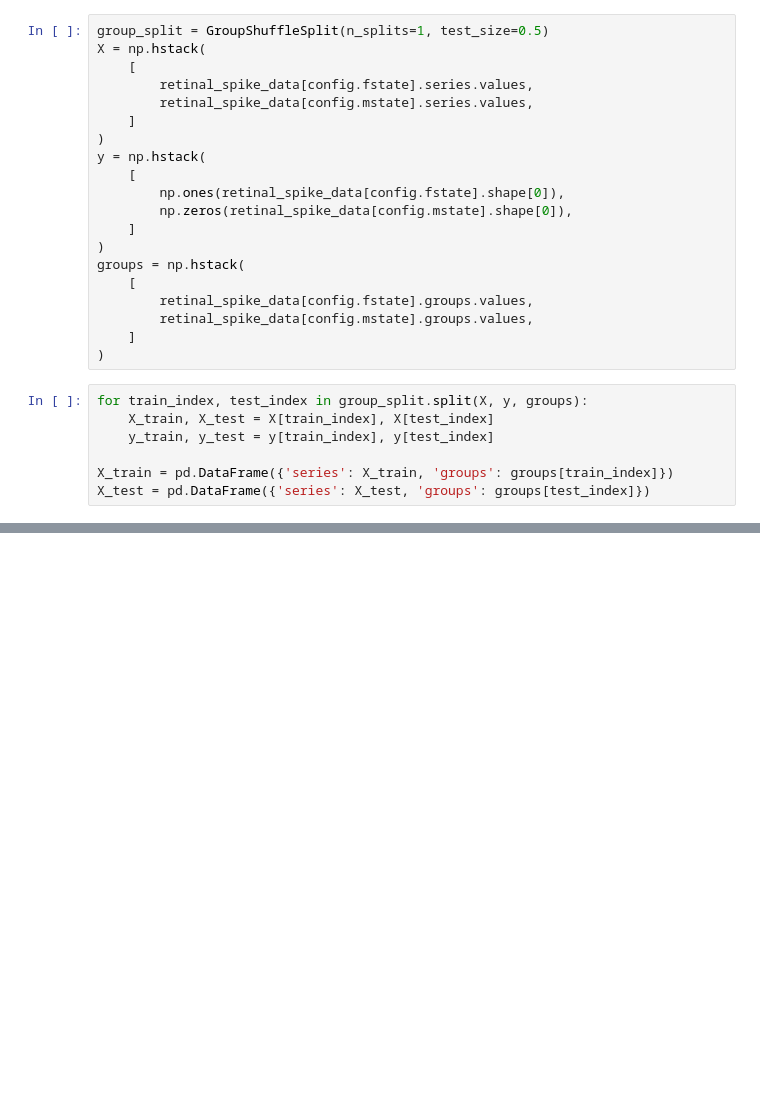
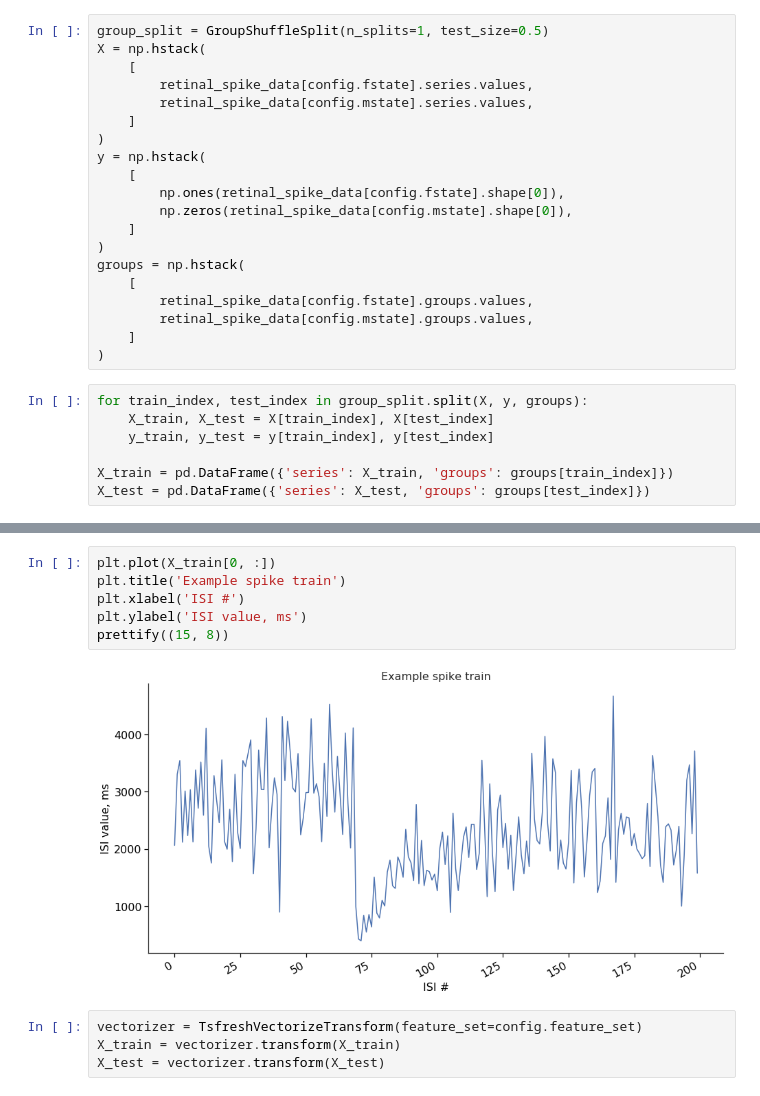
Before and after one commit to lzrvch/spikebench, a Jupyter notebook: examples/notebooks/retina_stimulus_classification.ipynb, the cells around one changed output, grey strips where cells are left out. Saved outputs shown, nothing was run; the diff lists cells and outputs as text; blank space fills up the shorter version.

```diff
--- a/examples/notebooks/retina_stimulus_classification.ipynb
+++ b/examples/notebooks/retina_stimulus_classification.ipynb
@@ -81,0 +80,12 @@ ValueError: could not convert string to float: '2063.00 3306.00 3546.00 2118.00
+# %%
+plt.plot(X_train[0, :])
+plt.title('Example spike train')
+plt.xlabel('ISI #')
+plt.ylabel('ISI value, ms')
+prettify((15, 8))
+# %% [output]
+[figure, added]
+# %%
+vectorizer = TsfreshVectorizeTransform(feature_set=config.feature_set)
+X_train = vectorizer.transform(X_train)
+X_test = vectorizer.transform(X_test)
```
Also changed, not shown: parts of 6 cells of this notebook.
